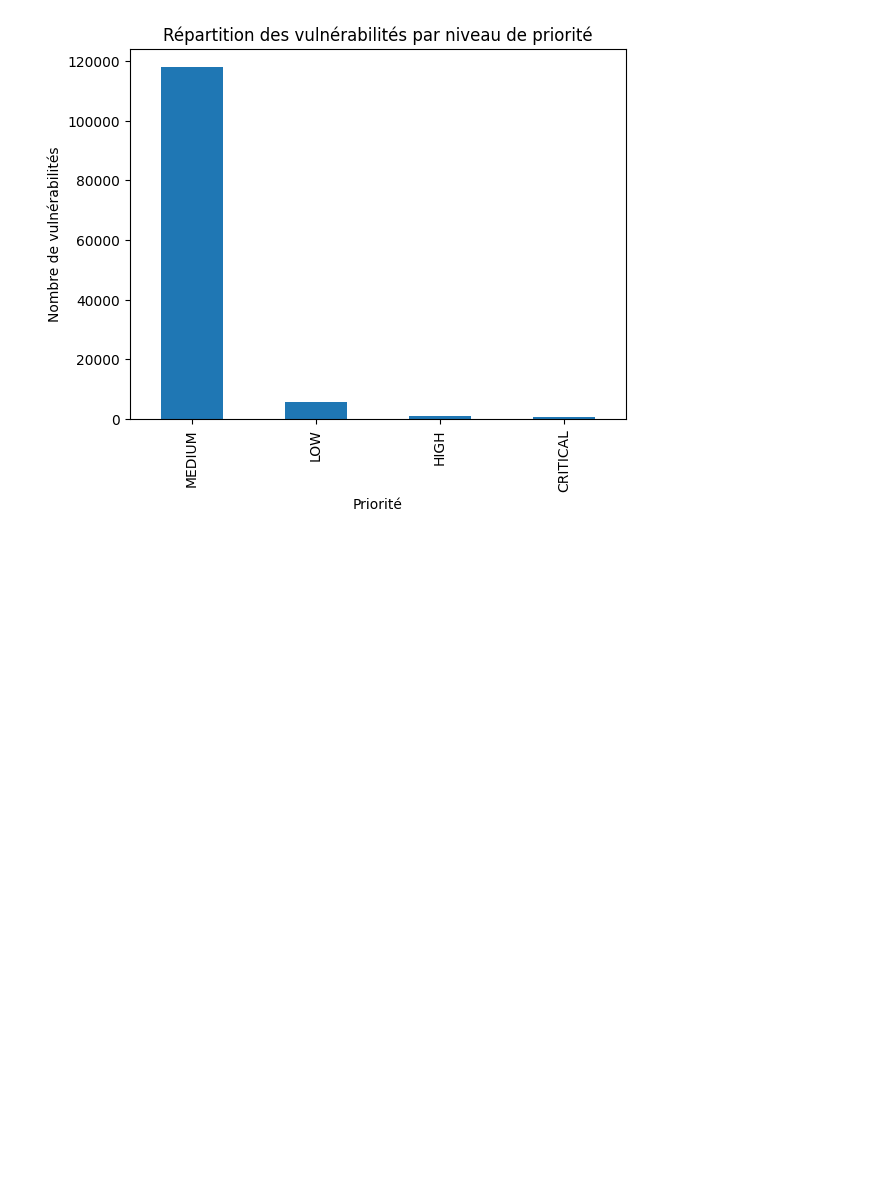
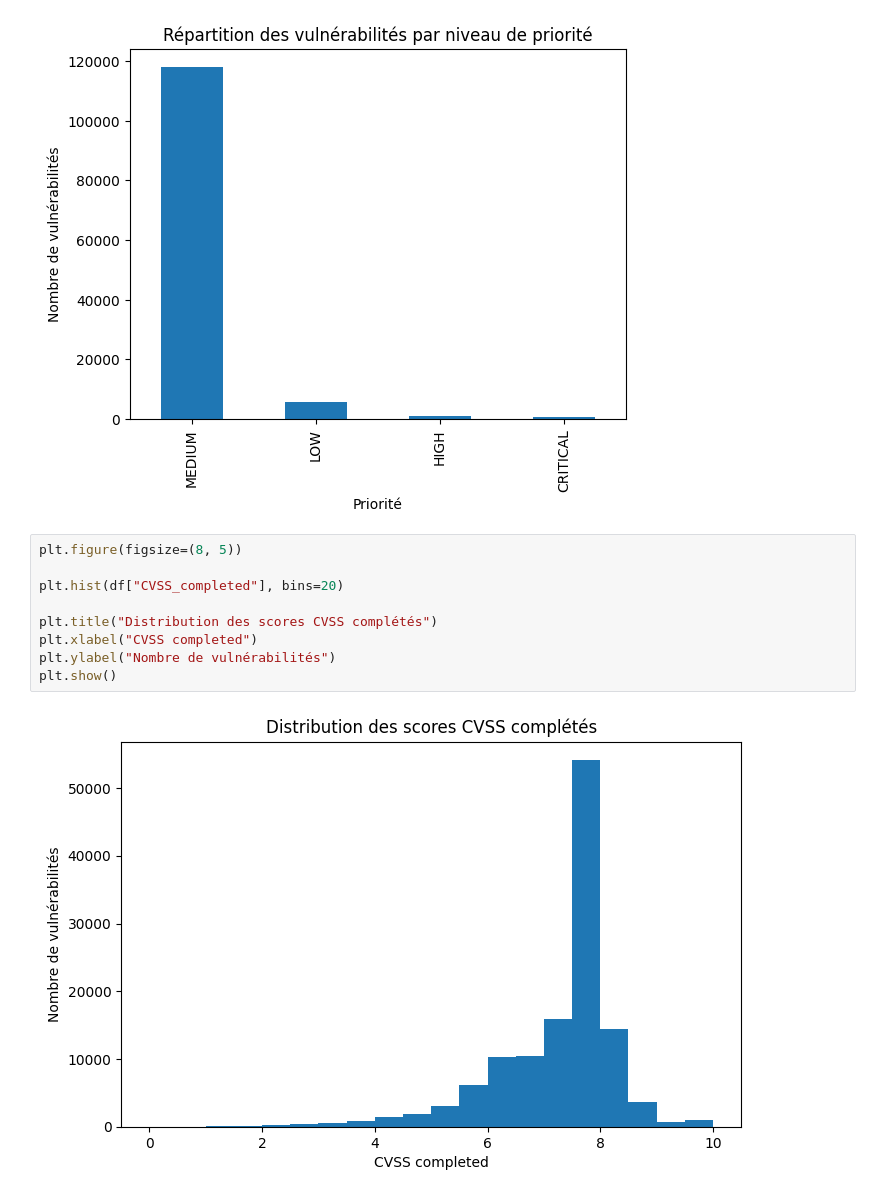
Before and after one commit to Arthur-Boutelier/Mastercamp, a Jupyter notebook: TD_noté/notebook.ipynb, the cells around one changed output. Saved outputs shown, nothing was run; the diff lists cells and outputs as text; blank space fills up the shorter version.

```diff
--- a/TD_noté/notebook.ipynb
+++ b/TD_noté/notebook.ipynb
@@ -331,3 +347,14 @@ plt.ylabel("Nombre de vulnérabilités")
 plt.show()
 # %% [output]
 [figure]
+# %%
+plt.figure(figsize=(8, 5))
+
+plt.hist(df["CVSS_completed"], bins=20)
+
+plt.title("Distribution des scores CVSS complétés")
+plt.xlabel("CVSS completed")
+plt.ylabel("Nombre de vulnérabilités")
+plt.show()
+# %% [output]
+[figure, added]
```
Also changed, not shown: parts of 4 cells of this notebook, 1 other file.
